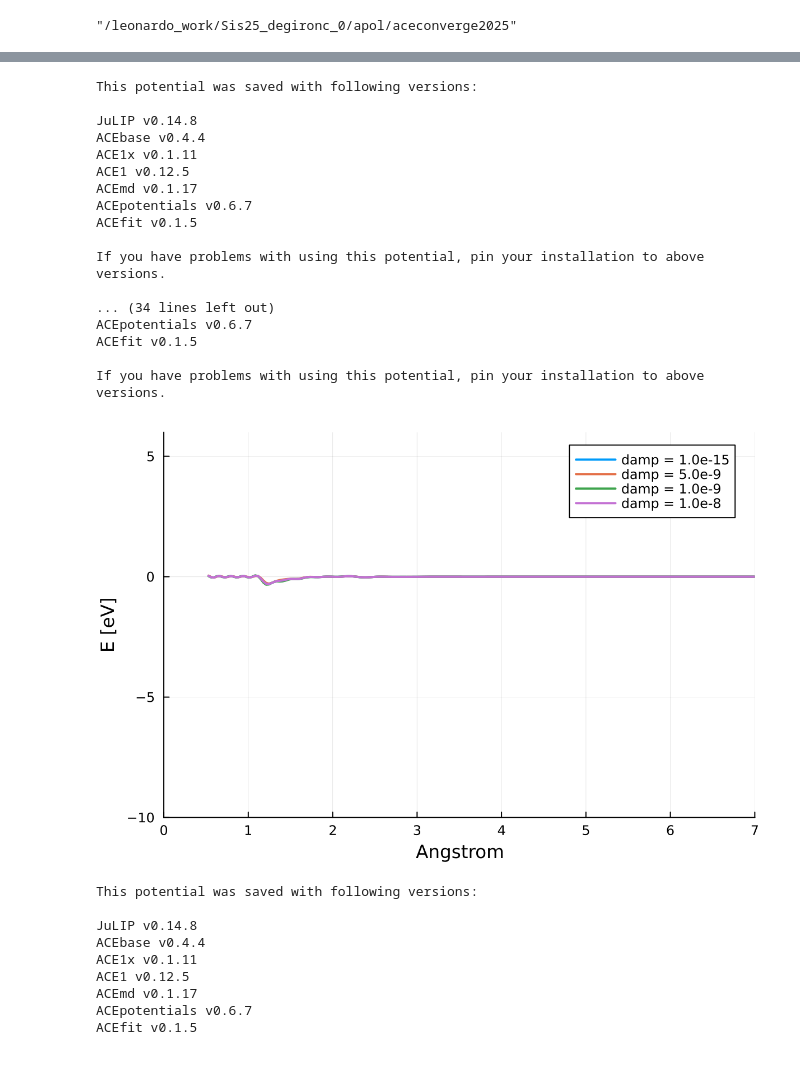
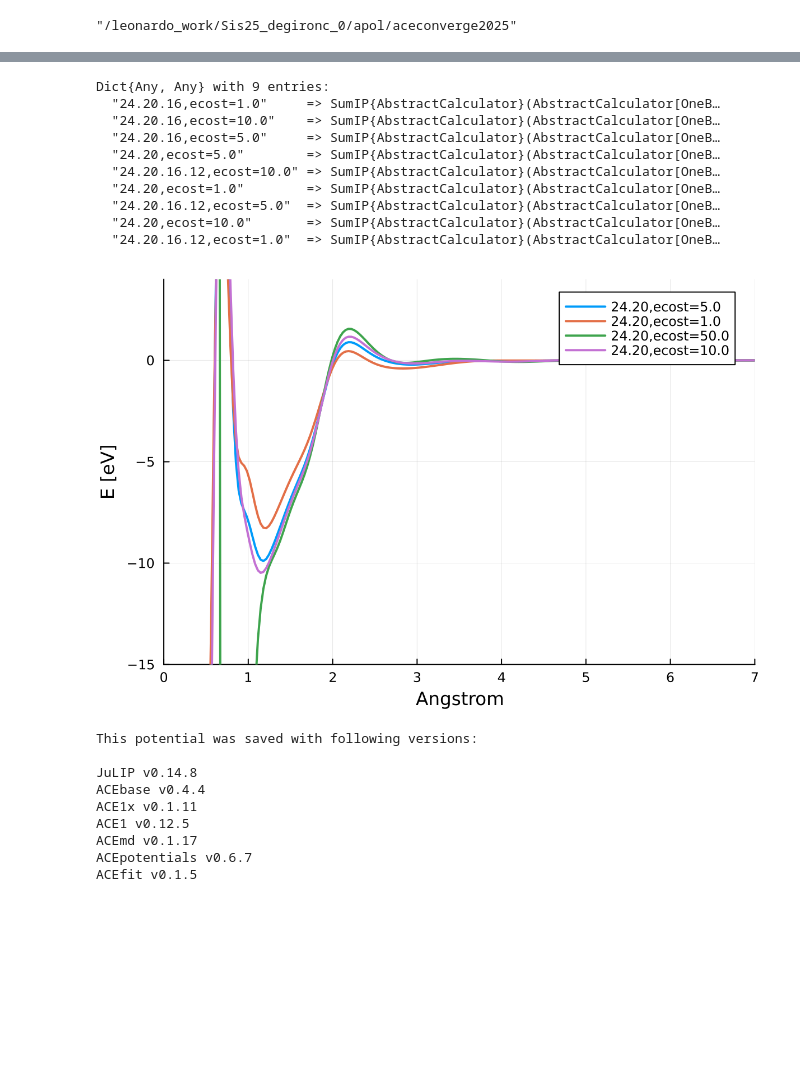
Before and after one commit to apolmiguel/aceconverge2025, a Jupyter notebook: acejulia/julia_scratch.ipynb, the cells around one changed output, grey strips where cells are left out. Cells and saved outputs as stored; diff of their text form; code cells hidden in the pictures; blank space fills up the shorter version.

Commit message:
included dimgen ecost10 results

```diff
--- a/acejulia/julia_scratch.ipynb
+++ b/acejulia/julia_scratch.ipynb
@@ -11,0 +14,15 @@ using ACEpotentials
+# %%
+train_data = read_extxyz("datasets/Tr100_n.xyz");
+# %%
+elossweight = 50.0
+rcut = 5.0
+pureflag = false
+
+println("\nAssigning offset.")
+Vref = OneBody(:C => -245.44385736) # one-body energy
+println("Vref: ", Vref)
+println("Assigning weights.")
+weights = Dict("shaiducarbon" => Dict("E" => elossweight, "F" => 1.0))
+println("Weights: ", weights)
+datakeys = (energy_key = "energy", force_key = "force")
+train_atoms = [ACEpotentials.AtomsData(t; weights=weights, v_ref=Vref, datakeys...) for t in train_data];
@@ -11,0 +253,16 @@ using ACEpotentials
+# %%
+studylist = ["16.12,P=1","16.12,default"]
+
+plt_dim = plot(
+    legend = :topright,
+    xlabel = "Angstrom", ylabel = "E [eV]",
+    xlims = (0.8, 7), ylims = (-12, 10),
+    # xlims = (0.8, 7), ylims = (-0.5,0.5),
+    size= (800,450))
+
+for tag in studylist
+    D = ACEpotentials.dimers(potlist[tag], [:C,],rr = range(0.529177, 7.0, length=200));
+    plot!(plt_dim, D[(:C,:C)]..., lw=2, label = "$tag")
+end
+
+plt_dim
@@ -264,42 +551,33 @@ If you have problems with using this potential, pin your installation to above v
+# %%
+pots_bybasis
+# %% [output]
+Dict{Any, Any} with 9 entries:
+  "24.20.16,ecost=1.0"     => SumIP{AbstractCalculator}(AbstractCalculator[OneB…
+  "24.20.16,ecost=10.0"    => SumIP{AbstractCalculator}(AbstractCalculator[OneB…
+  "24.20.16,ecost=5.0"     => SumIP{AbstractCalculator}(AbstractCalculator[OneB…
+  "24.20,ecost=5.0"        => SumIP{AbstractCalculator}(AbstractCalculator[OneB…
+  "24.20.16.12,ecost=10.0" => SumIP{AbstractCalculator}(AbstractCalculator[OneB…
+  "24.20,ecost=1.0"        => SumIP{AbstractCalculator}(AbstractCalculator[OneB…
+  "24.20.16.12,ecost=5.0"  => SumIP{AbstractCalculator}(AbstractCalculator[OneB…
+  "24.20,ecost=10.0"       => SumIP{AbstractCalculator}(AbstractCalculator[OneB…
+  "24.20.16.12,ecost=1.0"  => SumIP{AbstractCalculator}(AbstractCalculator[OneB…
 # %%
 ## Tolerance check
-dampvals = ["1.0e-15", "1.0e-9", "5.0e-9", "1.0e-8"]
-pots_bydamp = Dict()
-for damp in dampvals
-    pots_bydamp[damp] = load_potential("acejulia/Tr10k_n_purify/46.16.12/ecost50.0/damp$damp/potential.json");
-end
 
 plt_dim = plot(
     legend = :topright,
     xlabel = "Angstrom", ylabel = "E [eV]",
-    xlims = (0, 7), ylims = (-10, 6),
+    xlims = (0, 7), ylims = (-15, 4),
     dpi=200)
 
-for (damp, pot) in pots_bydamp
-    D = ACEpotentials.dimers(pots_bydamp[damp], [:C,], rr = range(0.529177, 7.0, length=200))
-    plot!(plt_dim, D[(:C,:C)]..., lw=2, label = "damp = $damp")
+for tag in basisvals
+    D = ACEpotentials.dimers(pots_bybasis[label], [:C,], rr = range(0.529177, 7.0, length=200))
+    plot!(plt_dim, D[(:C,:C)]..., lw=2, label = "$label")
 end
 
 plt_dim
 # %% [output]
-This potential was saved with following versions:
-
-JuLIP v0.14.8
-ACEbase v0.4.4
-ACE1x v0.1.11
-ACE1 v0.12.5
-ACEmd v0.1.17
-ACEpotentials v0.6.7
-ACEfit v0.1.5
-
-If you have problems with using this potential, pin your installation to above versions.
-
-... (34 lines left out)
-ACEpotentials v0.6.7
-ACEfit v0.1.5
-
-If you have problems with using this potential, pin your installation to above versions.
-[figure, old version]
+[figure, new version]
 # %%
 ## Tolerance check
 dampvals = ["1.0e-15", "1.0e-9", "5.0e-9", "1.0e-8", "1.0e-7", "1.0e-5", "0.001"]
```
Also changed, not shown: parts of 18 cells of this notebook, 58 other files.
